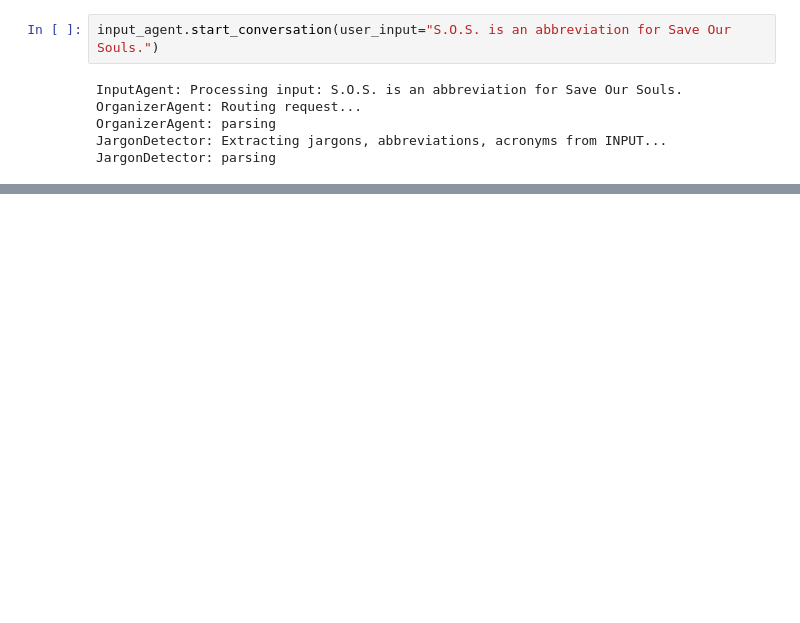
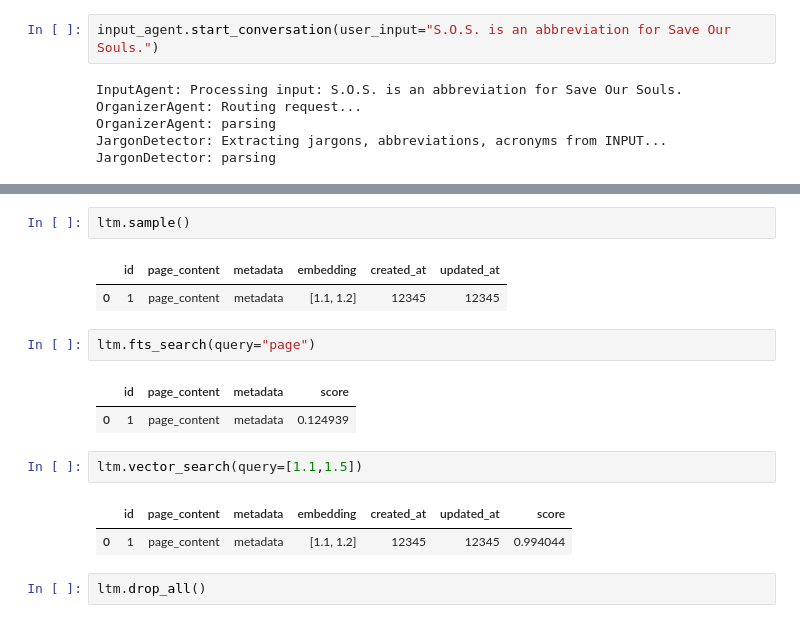
Before and after one commit to datanooblol/arai, a Jupyter notebook: ARAI.ipynb, the cells around one changed output, grey strips where cells are left out. Saved outputs shown, nothing was run; the diff lists cells and outputs as text; blank space fills up the shorter version.

```diff
--- a/ARAI.ipynb
+++ b/ARAI.ipynb
@@ -76,0 +135,17 @@ event_bus.clear_event_bus()
+# %%
+ltm.sample()
+# %% [output]
+|  | id | page_content | metadata | embedding | created_at | updated_at |
+| 0 | 1 | page_content | metadata | [1.1, 1.2] | 12345 | 12345 |
+# %%
+ltm.fts_search(query="page")
+# %% [output]
+|  | id | page_content | metadata | score |
+| 0 | 1 | page_content | metadata | 0.124939 |
+# %%
+ltm.vector_search(query=[1.1,1.5])
+# %% [output]
+|  | id | page_content | metadata | embedding | created_at | updated_at | score |
+| 0 | 1 | page_content | metadata | [1.1, 1.2] | 12345 | 12345 | 0.994044 |
+# %%
+ltm.drop_all()
```
Also changed, not shown: parts of 37 cells of this notebook, 8 other files.
